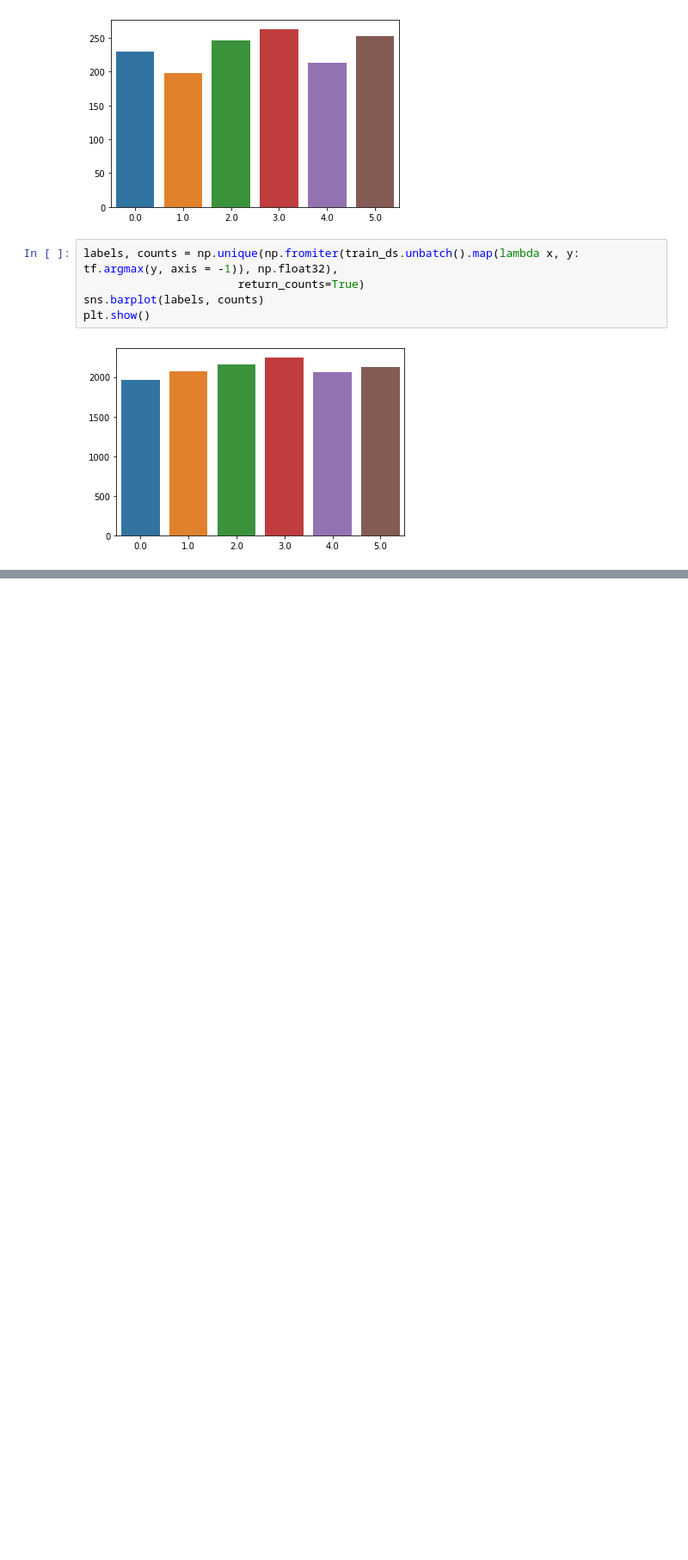
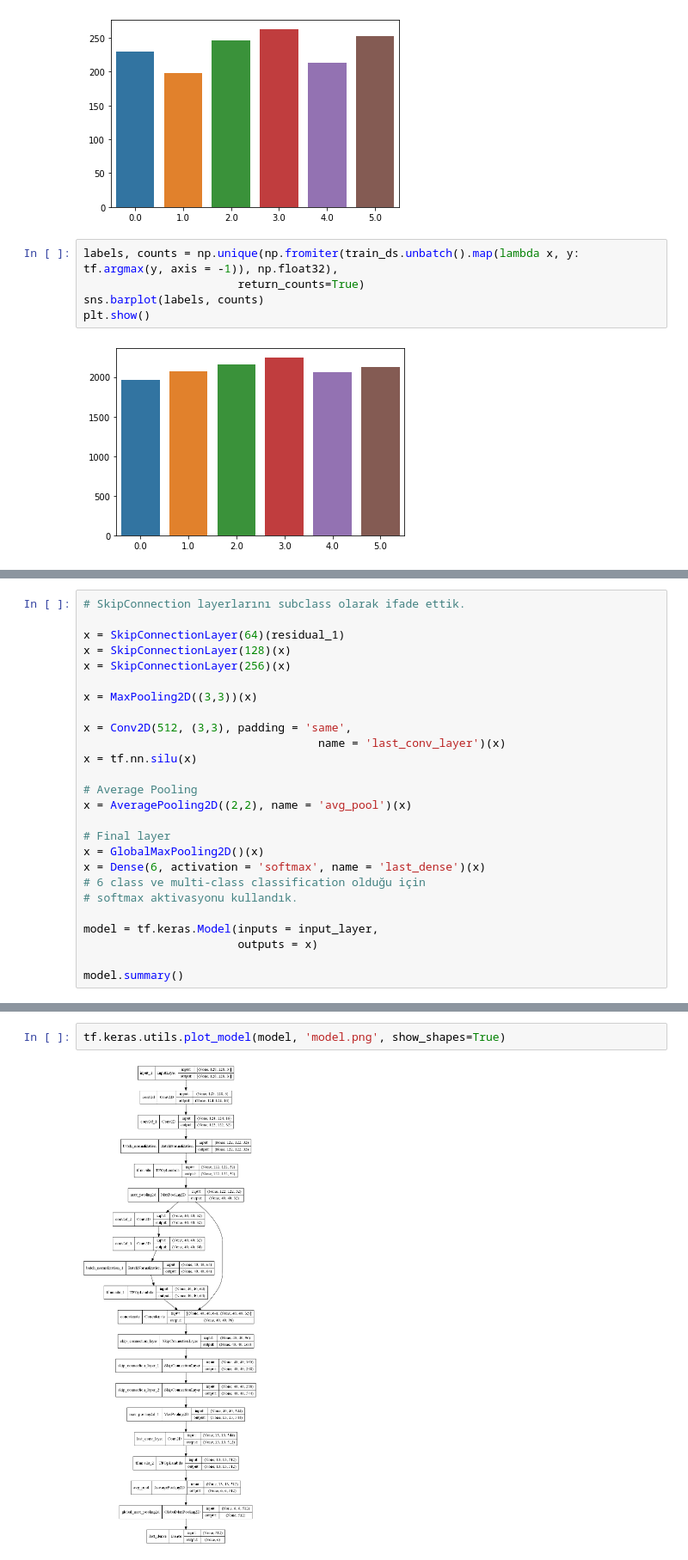
Before and after one commit to Frightera/TensorFlow-2.X-Ogretici-Notebooklar-Turkce, a Jupyter notebook: X - tf.data, tf.image, tfa.image, MiniDenseNet, RAdam Part 1-2.ipynb, the cells around one changed output, grey strips where cells are left out. Shown at 86% size. Saved outputs shown, nothing was run; the diff lists cells and outputs as text; blank space fills up the shorter version.

```diff
--- a/X - tf.data Pipeline ve tf.image Fonksiyonları-Part1.ipynb
+++ b/X - tf.data, tf.image, tfa.image, MiniDenseNet, RAdam Part 1-2.ipynb
@@ -440,0 +529,26 @@ plt.show()
+# %%
+# SkipConnection layerlarını subclass olarak ifade ettik.
+
+x = SkipConnectionLayer(64)(residual_1)
+x = SkipConnectionLayer(128)(x)
+x = SkipConnectionLayer(256)(x)
+
+x = MaxPooling2D((3,3))(x)
+
+x = Conv2D(512, (3,3), padding = 'same',
+                                   name = 'last_conv_layer')(x)
+x = tf.nn.silu(x)
+
+# Average Pooling
+x = AveragePooling2D((2,2), name = 'avg_pool')(x)
+
+# Final layer
+x = GlobalMaxPooling2D()(x)
+x = Dense(6, activation = 'softmax', name = 'last_dense')(x)
+# 6 class ve multi-class classification olduğu için
+# softmax aktivasyonu kullandık.
+
+model = tf.keras.Model(inputs = input_layer,
+                       outputs = x)
+
+model.summary()
@@ -440,0 +573,4 @@ plt.show()
+# %%
+tf.keras.utils.plot_model(model, 'model.png', show_shapes=True)
+# %% [output]
+[figure, added]
```
Also changed, not shown: parts of 30 cells of this notebook.
